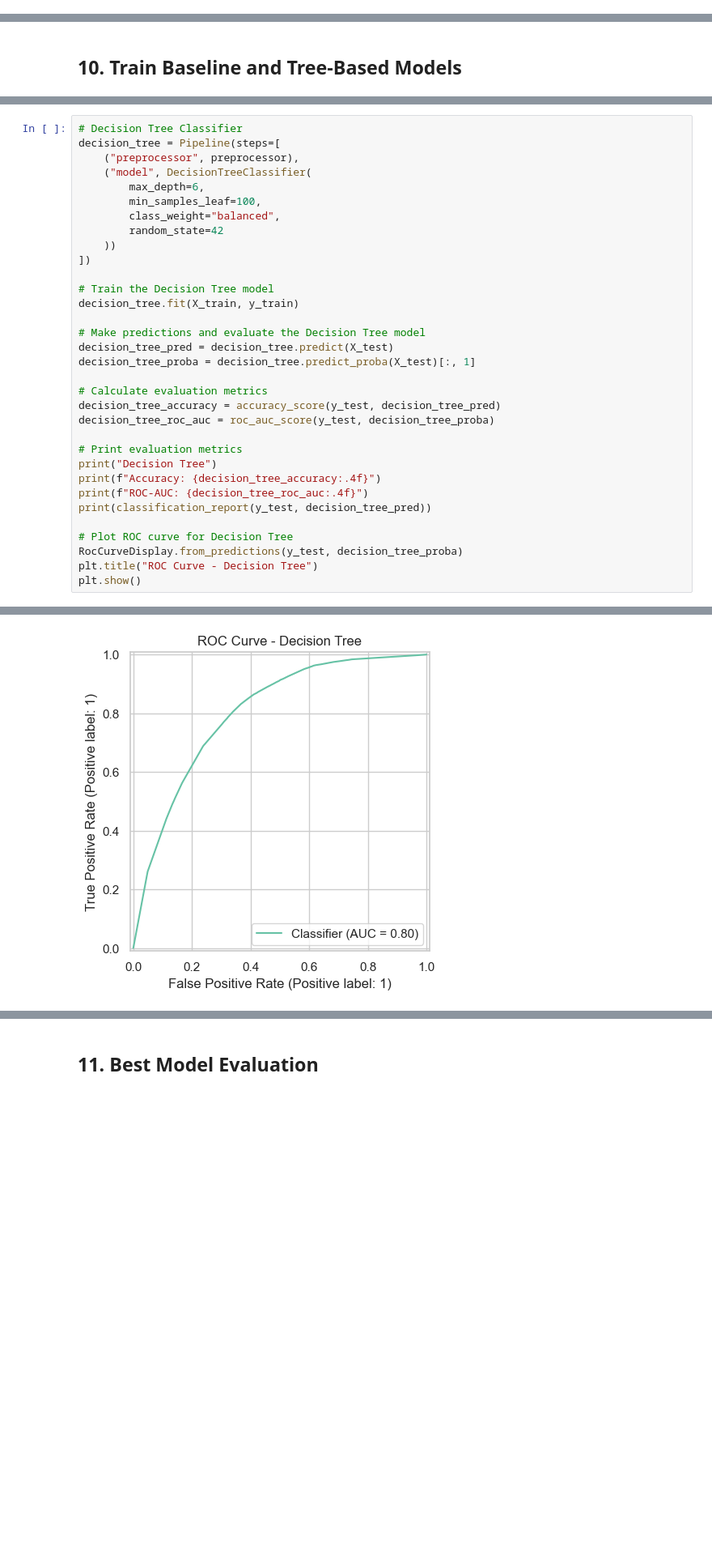
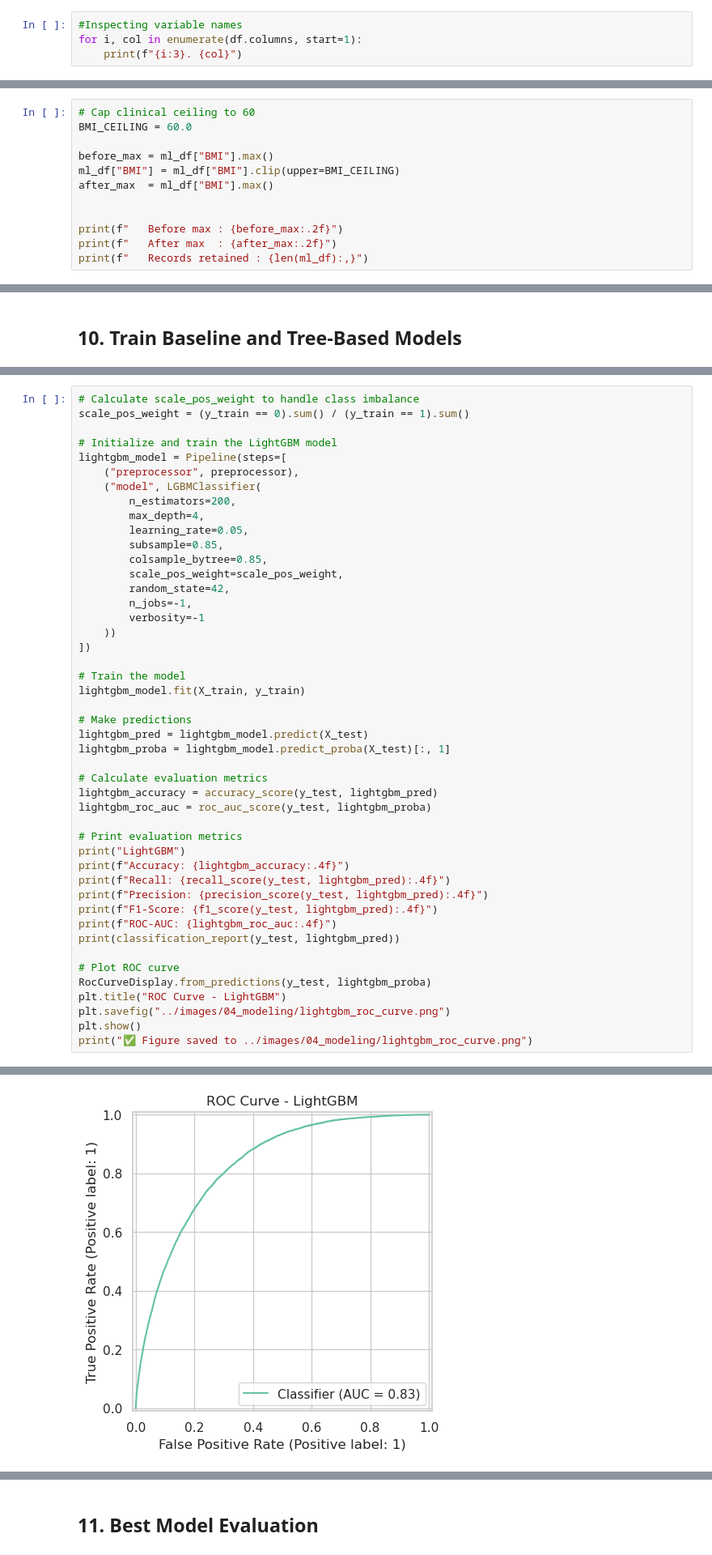
Before and after one commit to Orandifelix/diabetes-risk-prediction-xai, a Jupyter notebook: notebooks/T2DM.ipynb, the cells around one changed output, grey strips where cells are left out. Shown at 81% size. Saved outputs shown, nothing was run; the diff lists cells and outputs as text; blank space fills up the shorter version.

```diff
--- a/notebooks/T2DM.ipynb
+++ b/notebooks/T2DM.ipynb
@@ -170,0 +186,4 @@ memory usage: 1.1+ GB
+# %%
+#Inspecting variable names
+for i, col in enumerate(df.columns, start=1):
+    print(f"{i:3}. {col}")
@@ -917,0 +1713,12 @@ The exploratory analysis typically shows diabetes prevalence rising with age, BM
+# %%
+# Cap clinical ceiling to 60
+BMI_CEILING = 60.0
+
+before_max = ml_df["BMI"].max()
+ml_df["BMI"] = ml_df["BMI"].clip(upper=BMI_CEILING)
+after_max  = ml_df["BMI"].max()
+
+
+print(f"   Before max : {before_max:.2f}")
+print(f"   After max  : {after_max:.2f}")
+print(f"   Records retained : {len(ml_df):,}")
@@ -1104,34 +2209,47 @@ weighted avg       0.86      0.73      0.77     83699
 # %%
-# Decision Tree Classifier
-decision_tree = Pipeline(steps=[
+# Calculate scale_pos_weight to handle class imbalance
+scale_pos_weight = (y_train == 0).sum() / (y_train == 1).sum()
+
+# Initialize and train the LightGBM model
+lightgbm_model = Pipeline(steps=[
     ("preprocessor", preprocessor),
-    ("model", DecisionTreeClassifier(
-        max_depth=6,
-        min_samples_leaf=100,
-        class_weight="balanced",
-        random_state=42
+    ("model", LGBMClassifier(
+        n_estimators=200,
+        max_depth=4,
+        learning_rate=0.05,
+        subsample=0.85,
+        colsample_bytree=0.85,
+        scale_pos_weight=scale_pos_weight,
+        random_state=42,
+        n_jobs=-1,
+        verbosity=-1
     ))
 ])
 
-# Train the Decision Tree model
-decision_tree.fit(X_train, y_train)
+# Train the model
+lightgbm_model.fit(X_train, y_train)
 
-# Make predictions and evaluate the Decision Tree model
-decision_tree_pred = decision_tree.predict(X_test)
-decision_tree_proba = decision_tree.predict_proba(X_test)[:, 1]
+# Make predictions
+lightgbm_pred = lightgbm_model.predict(X_test)
+lightgbm_proba = lightgbm_model.predict_proba(X_test)[:, 1]
 
 # Calculate evaluation metrics
-decision_tree_accuracy = accuracy_score(y_test, decision_tree_pred)
-decision_tree_roc_auc = roc_auc_score(y_test, decision_tree_proba)
+lightgbm_accuracy = accuracy_score(y_test, lightgbm_pred)
+lightgbm_roc_auc = roc_auc_score(y_test, lightgbm_proba)
 
 # Print evaluation metrics
-print("Decision Tree")
-print(f"Accuracy: {decision_tree_accuracy:.4f}")
-print(f"ROC-AUC: {decision_tree_roc_auc:.4f}")
-print(classification_report(y_test, decision_tree_pred))
+print("LightGBM")
+print(f"Accuracy: {lightgbm_accuracy:.4f}")
+print(f"Recall: {recall_score(y_test, lightgbm_pred):.4f}")
+print(f"Precision: {precision_score(y_test, lightgbm_pred):.4f}")
+print(f"F1-Score: {f1_score(y_test, lightgbm_pred):.4f}")
+print(f"ROC-AUC: {lightgbm_roc_auc:.4f}")
+print(classification_report(y_test, lightgbm_pred))
 
-# Plot ROC curve for Decision Tree
-RocCurveDisplay.from_predictions(y_test, decision_tree_proba)
-plt.title("ROC Curve - Decision Tree")
+# Plot ROC curve
+RocCurveDisplay.from_predictions(y_test, lightgbm_proba)
+plt.title("ROC Curve - LightGBM")
+plt.savefig("../images/04_modeling/lightgbm_roc_curve.png")
 plt.show()
+print("✅ Figure saved to ../images/04_modeling/lightgbm_roc_curve.png")
 # %% [output]
@@ -1149 +2270 @@ weighted avg       0.86      0.68      0.73     83699
-[figure, old version]
+[figure, new version]
```
Also changed, not shown: parts of 158 cells of this notebook, 58 other files.
